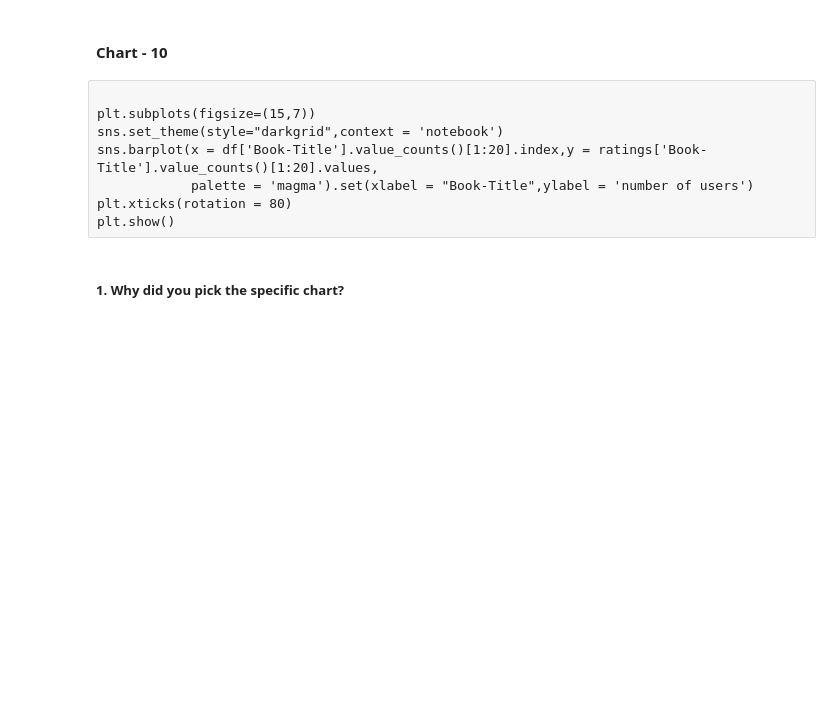
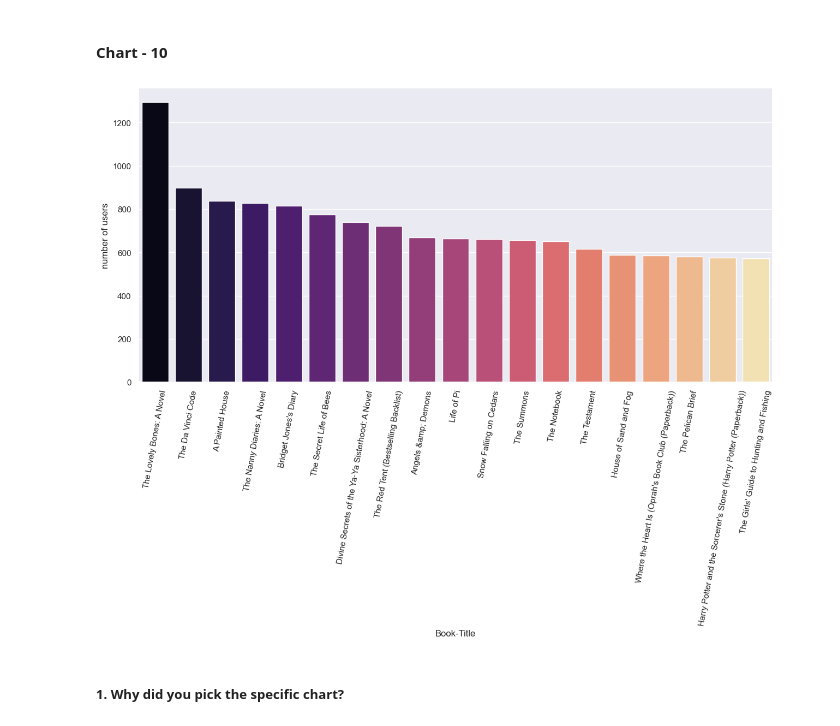
Before and after one commit to kaushikk1999/Book-Recommendation-System, a Jupyter notebook: Book Recommendation System 2.ipynb, the cells around one changed output. Saved outputs shown, nothing was run; the diff lists cells and outputs as text; code cells hidden in the pictures; blank space fills up the shorter version.

```diff
--- a/Book Recommendation System 2.ipynb
+++ b/Book Recommendation System 2.ipynb
@@ -926,14 +911,16 @@ we should give this user some extra privilage so that he can say what is the tas
 #### Chart - 10
 # %%
 # Chart - 10 visualization code
-# %% [raw]
-
-plt.subplots(figsize=(15,7))
-sns.set_theme(style="darkgrid",context = 'notebook')
-sns.barplot(x = df['Book-Title'].value_counts()[1:20].index,y = ratings['Book-Title'].value_counts()[1:20].values,
-            palette = 'magma').set(xlabel = "Book-Title",ylabel = 'number of users')
-plt.xticks(rotation = 80)
-plt.show()
+# %%
+
+plt.subplots(figsize=(15,7))
+sns.set_theme(style="darkgrid",context = 'notebook')
+sns.barplot(x = df['Book-Title'].value_counts()[1:20].index,y = df['Book-Title'].value_counts()[1:20].values,
+            palette = 'magma').set(xlabel = "Book-Title",ylabel = 'number of users')
+plt.xticks(rotation = 80)
+plt.show()
+# %% [output]
+[figure, added]
 # %% [markdown]
 ##### 1. Why did you pick the specific chart?
 # %% [markdown]
```
Also changed, not shown: parts of 25 cells of this notebook.
